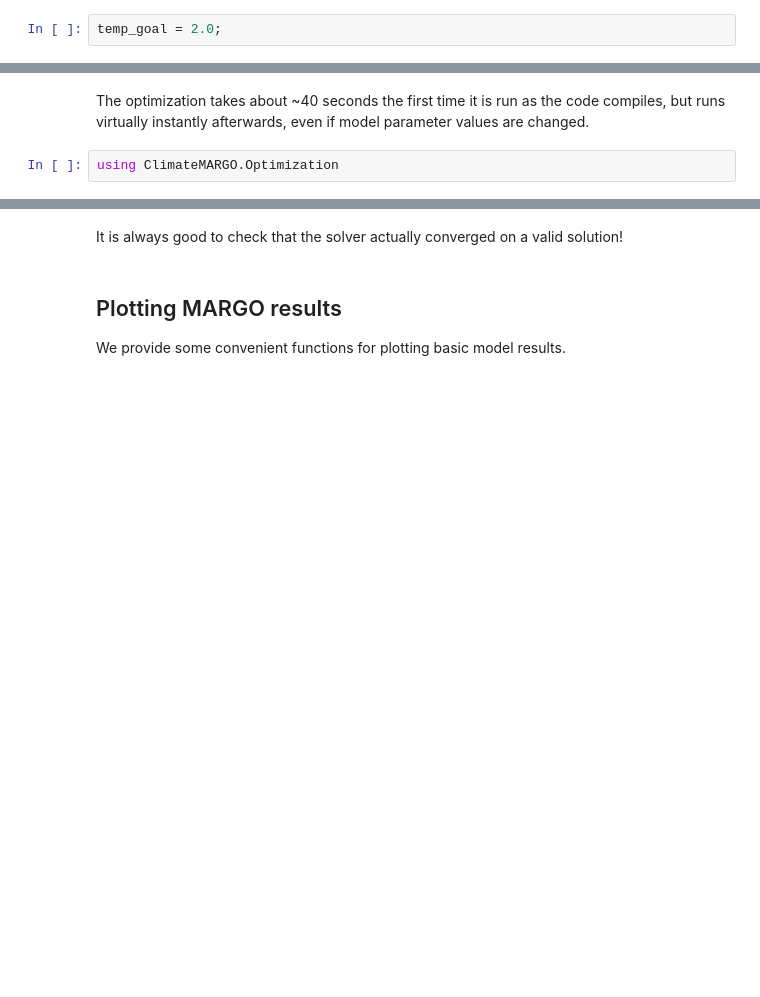
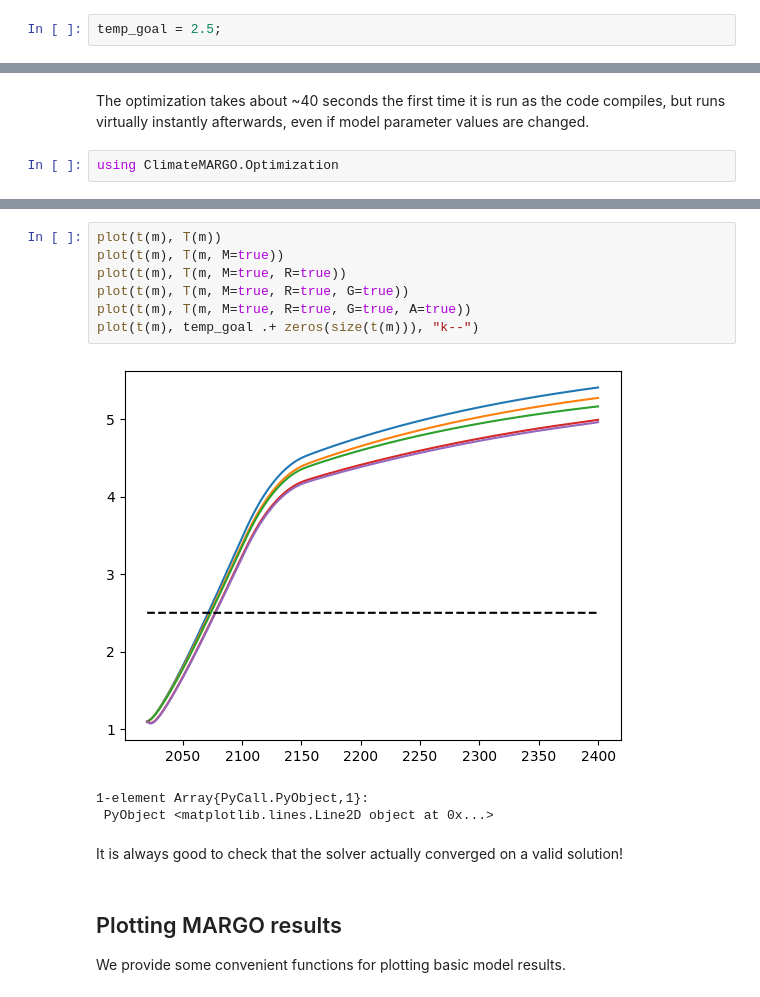
Before and after one commit to ClimateMARGO/ClimateMARGO.jl, a Jupyter notebook: notebooks/tutorial.ipynb, the cells around one changed output, grey strips where cells are left out. Drawn from its saved outputs; the diff is of its cells as text; blank space fills up the shorter version.

```diff
--- a/notebooks/tutorial.ipynb
+++ b/notebooks/tutorial.ipynb
@@ -246,7 +244,7 @@ which keep controlled damages below the level corresponding to a chosen temperat
     \tilde{\beta} E(t) (T_{M,R,G})^{2} (1 - A(t)) < \tilde{\beta} E(t) (T^{\star})^{2}.
 \end{equation}
 # %%
-temp_goal = 2.0;
+temp_goal = 2.5;
 # %% [markdown]
 #### Additional policy / inertia constraints
 The optimization is also subject to the constraints described below.
@@ -293,3 +294,14 @@ Solve_Succeeded
+# %%
+plot(t(m), T(m))
+plot(t(m), T(m, M=true))
+plot(t(m), T(m, M=true, R=true))
+plot(t(m), T(m, M=true, R=true, G=true))
+plot(t(m), T(m, M=true, R=true, G=true, A=true))
+plot(t(m), temp_goal .+ zeros(size(t(m))), "k--")
+# %% [output]
+[figure, added]
+1-element Array{PyCall.PyObject,1}:
+ PyObject <matplotlib.lines.Line2D object at 0x...>
 # %% [markdown]
 It is always good to check that the solver actually converged on a valid solution!
 # %% [markdown]
```
Also changed, not shown: parts of 25 cells of this notebook, 20 other files.
